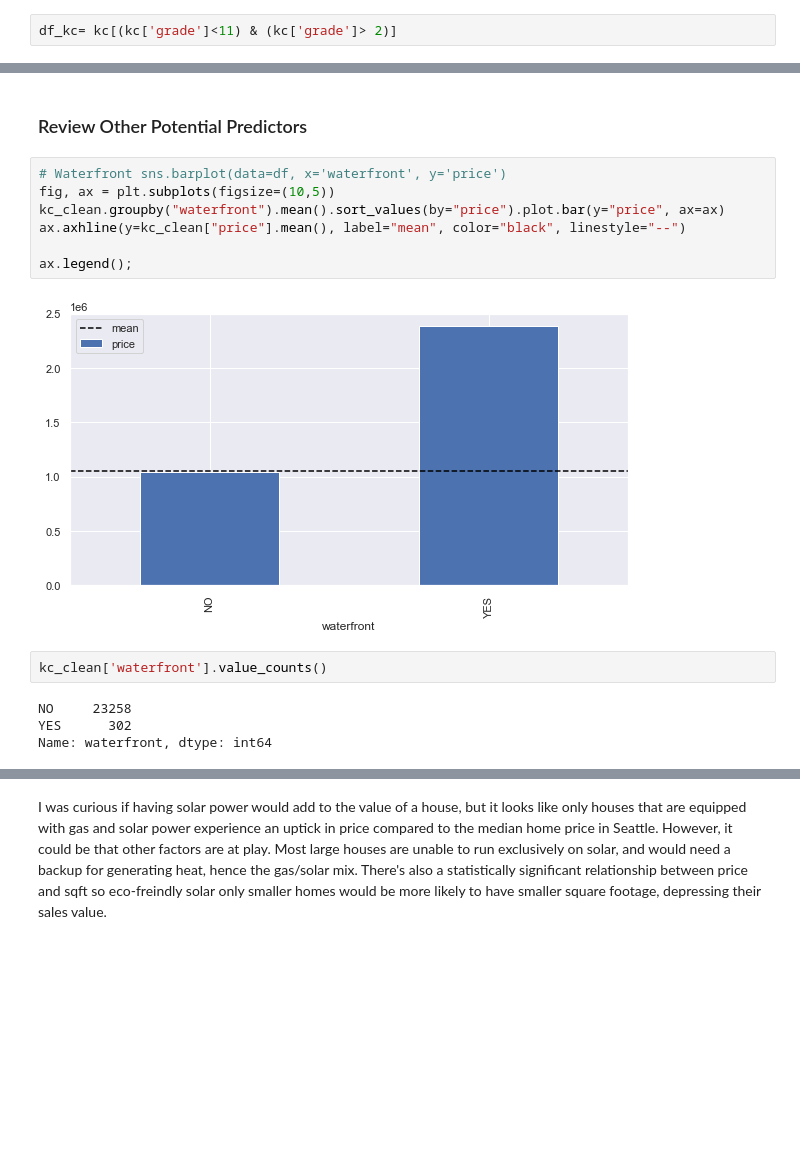
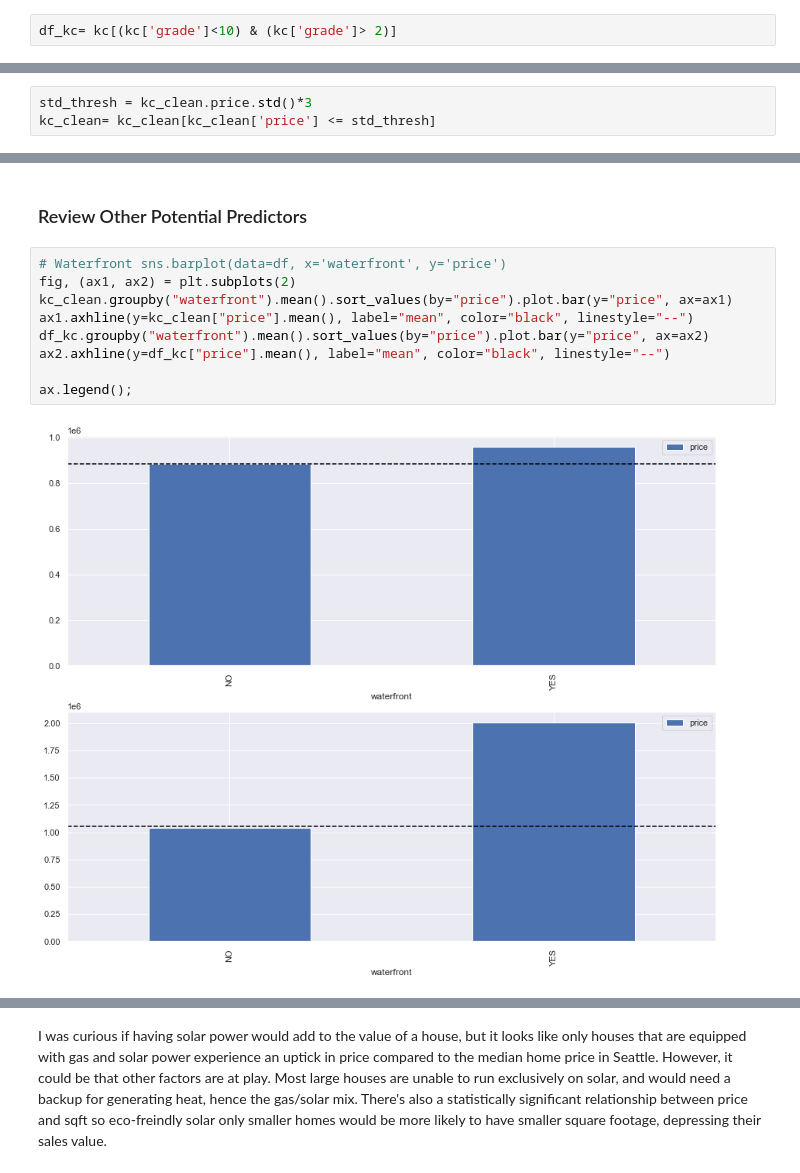
Before and after one commit to slowings/phase2-project, a Jupyter notebook: Final.ipynb, the cells around one changed output, grey strips where cells are left out. Saved outputs shown, nothing was run; the diff lists cells and outputs as text; blank space fills up the shorter version.

```diff
--- a/Final.ipynb
+++ b/Final.ipynb
@@ -146,7 +146,7 @@ grade_dict = {'1 Cabin':0, '2 Substandard':1, '3 Poor':2,'4 Low':3,'5 Fair':4,'6
               '9 Better':8, '10 Very Good':9, '11 Excellent':10, '12 Luxury':11, '13 Mansion':12 }
 kc.grade.replace(to_replace=grade_dict,inplace=True)
 # %%
-df_kc= kc[(kc['grade']<11) & (kc['grade']> 2)]
+df_kc= kc[(kc['grade']<10) & (kc['grade']> 2)]
 # %%
 df_kc['grade'].value_counts()
 # %% [output]
@@ -333,3 +330,6 @@ We can see that minimizing outliers makes our data more linear, but we're not ac
+# %%
+std_thresh = kc_clean.price.std()*3
+kc_clean= kc_clean[kc_clean['price'] <= std_thresh]
 # %% [markdown]
 ### Summary: Numeric Variables
 # %% [markdown]
@@ -430,16 +464,12 @@ ax.legend();
 ### Review Other Potential Predictors
 # %%
 # Waterfront sns.barplot(data=df, x='waterfront', y='price')
-fig, ax = plt.subplots(figsize=(10,5))
-kc_clean.groupby("waterfront").mean().sort_values(by="price").plot.bar(y="price", ax=ax)
-ax.axhline(y=kc_clean["price"].mean(), label="mean", color="black", linestyle="--")
+fig, (ax1, ax2) = plt.subplots(2)
+kc_clean.groupby("waterfront").mean().sort_values(by="price").plot.bar(y="price", ax=ax1)
+ax1.axhline(y=kc_clean["price"].mean(), label="mean", color="black", linestyle="--")
+df_kc.groupby("waterfront").mean().sort_values(by="price").plot.bar(y="price", ax=ax2)
+ax2.axhline(y=df_kc["price"].mean(), label="mean", color="black", linestyle="--")
 
 ax.legend();
 # %% [output]
-[figure, old version]
+[figure, new version]
-# %%
-kc_clean['waterfront'].value_counts()
-# %% [output]
-NO     23258
-YES      302
-Name: waterfront, dtype: int64
```
Also changed, not shown: parts of 79 cells of this notebook, 1 other file.
